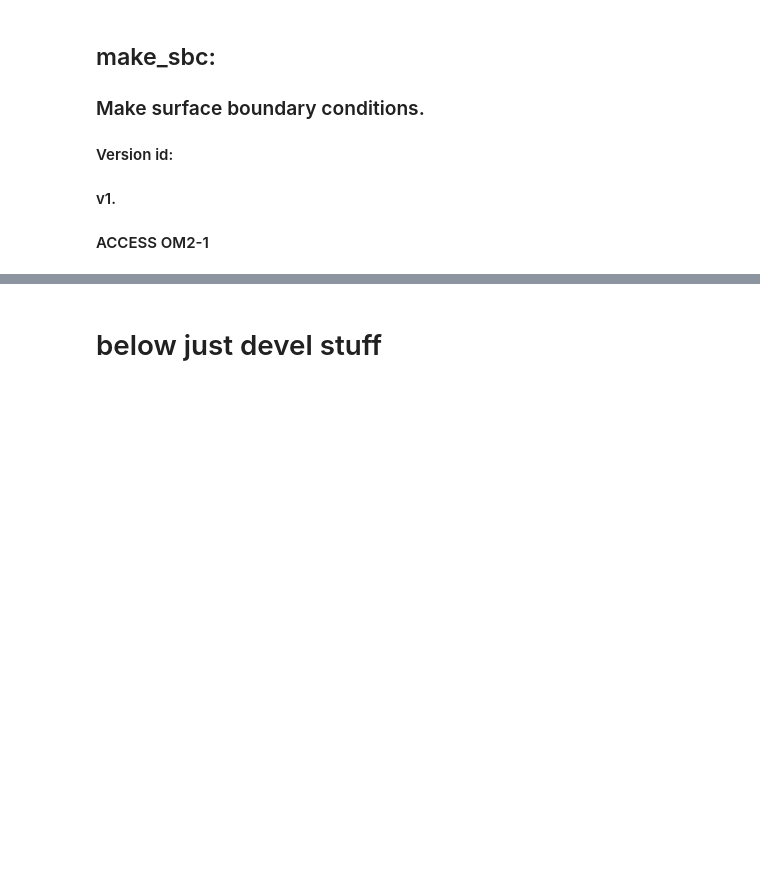
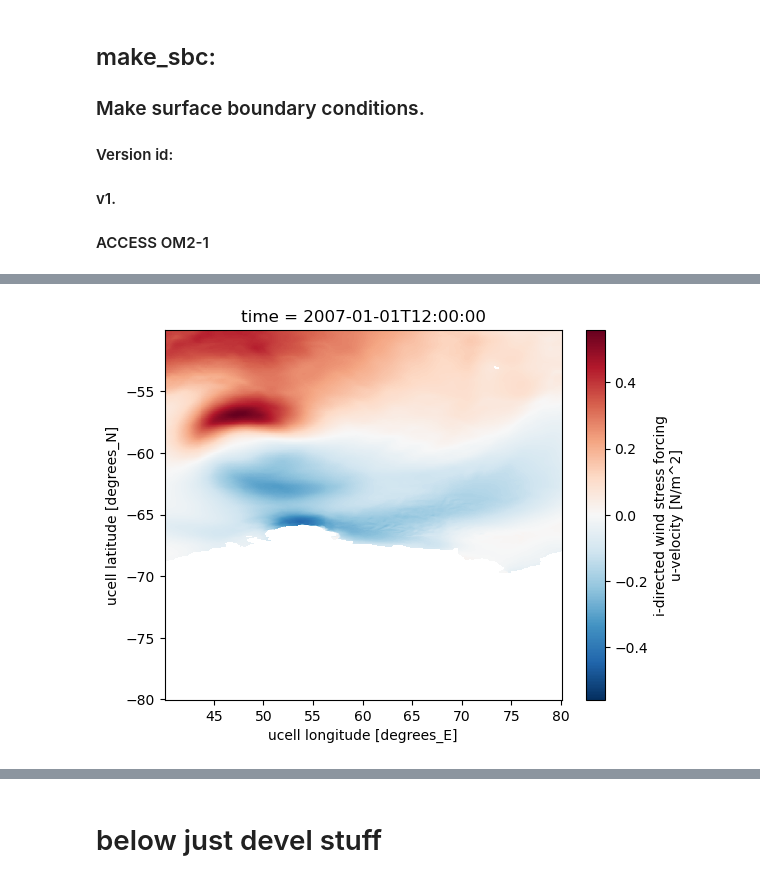
Before and after one commit to dgwyther/vanderford-setup, a Jupyter notebook: notebooks/make_sbc-amery_access.ipynb, the cells around one changed output, grey strips where cells are left out. Drawn from its saved outputs; the diff is of its cells as text; code cells hidden in the pictures; blank space fills up the shorter version.

Commit message:
mostly coded access sbc forcing script

```diff
--- a/notebooks/make_sbc-amery_access.ipynb
+++ b/notebooks/make_sbc-amery_access.ipynb
@@ -29,31 +37,30 @@ from tools.log_progress import log_progress
 # %%
 # Load ACCESS data
-access_path = os.path.join(data_dir,'raw','access-om2/')
 
-#temp
+# sfc heat flux
 file_list=[]
-file_name_format = 'ocean-3d-temp-1-monthly-mean-ym_2007_*.nc'
+file_name_format = 'ocean-2d-net_sfc_heating-1-daily-mean-ym_2007_*.nc'
 for subfolder in access_sub_paths:
     file_list.append(access_path+subfolder+file_name_format)
-theta_full = xr.open_mfdataset(str(*file_list),decode_times=True)
+shflx_full = xr.open_mfdataset(str(*file_list),decode_times=True)
 
-# #salt
+# sfc freshwater flux
 file_list=[]
-file_name_format = 'ocean-3d-salt-1-monthly-mean-ym_2007_*.nc'
+file_name_format = 'ocean-2d-pme_river-1-daily-mean-ym_2007_*.nc'
 for subfolder in access_sub_paths:
     file_list.append(access_path+subfolder+file_name_format)
-salt_full = xr.open_mfdataset(str(*file_list),decode_times=True)
+swflx_full = xr.open_mfdataset(str(*file_list),decode_times=True)
 
-# #uvel
+# x tau
 file_list=[]
-file_name_format = 'ocean-3d-u-1-monthly-mean-ym_2007_*.nc'
+file_name_format = 'ocean-2d-tau_x-1-daily-mean-ym_2007_*.nc'
 for subfolder in access_sub_paths:
     file_list.append(access_path+subfolder+file_name_format)
-uvel_full = xr.open_mfdataset(str(*file_list),decode_times=True)
+tau_x_full = xr.open_mfdataset(str(*file_list),decode_times=True)
 
-# #vvel
+# y tau
 file_list=[]
-file_name_format = 'ocean-3d-v-1-monthly-mean-ym_2007_*.nc'
+file_name_format = 'ocean-2d-tau_y-1-daily-mean-ym_2007_*.nc'
 for subfolder in access_sub_paths:
     file_list.append(access_path+subfolder+file_name_format)
-vvel_full = xr.open_mfdataset(str(*file_list),decode_times=True)
+tau_y_full = xr.open_mfdataset(str(*file_list),decode_times=True)
@@ -96 +155,20 @@ era_lon_2d,era_lat_2d = np.meshgrid(era_lon,era_lat)
+# %%
+#access wind data is already daily data. So just crop to required geog limits:
+
+tau_x_temporary = tau_x_full.sel(yu_ocean=slice(-80,-50),xu_ocean=slice(40,93))
+tau_y_temporary = tau_y_full.sel(yu_ocean=slice(-80,-50),xu_ocean=slice(40,93))
+shflx_temporary = shflx_full.sel(yt_ocean=slice(-80,-50),xt_ocean=slice(40,93))
+swflx_temporary = swflx_full.sel(yt_ocean=slice(-80,-50),xt_ocean=slice(40,93))
+tau_x_temporary.tau_x.isel(time=0).plot()
+
+
+#get access coordinates
+t_lon,t_lat = shflx_temporary.xt_ocean.values,shflx_temporary.yt_ocean.values
+u_lon,u_lat = tau_x_temporary.xu_ocean.values,tau_x_temporary.yu_ocean.values
+t_lon_2d,t_lat_2d = np.meshgrid(t_lon,t_lat)
+u_lon_2d,u_lat_2d = np.meshgrid(u_lon,u_lat)
+t_lon_flat,t_lat_flat = t_lon_2d.flatten(),t_lat_2d.flatten()
+u_lon_flat,u_lat_flat = u_lon_2d.flatten(),u_lat_2d.flatten()
+# %% [output]
+[figure, added]
 # %%
```
Also changed, not shown: parts of 16 cells of this notebook.
